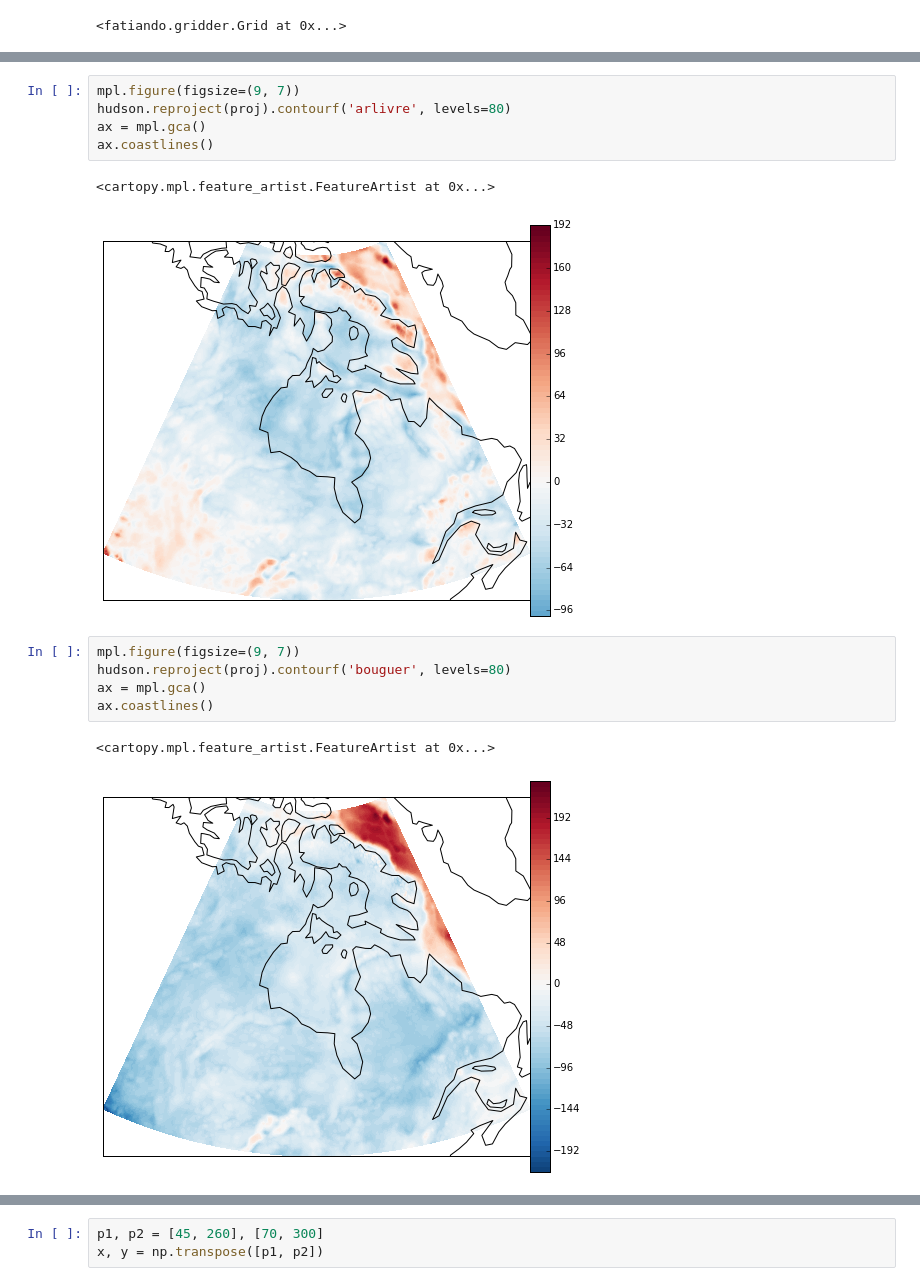
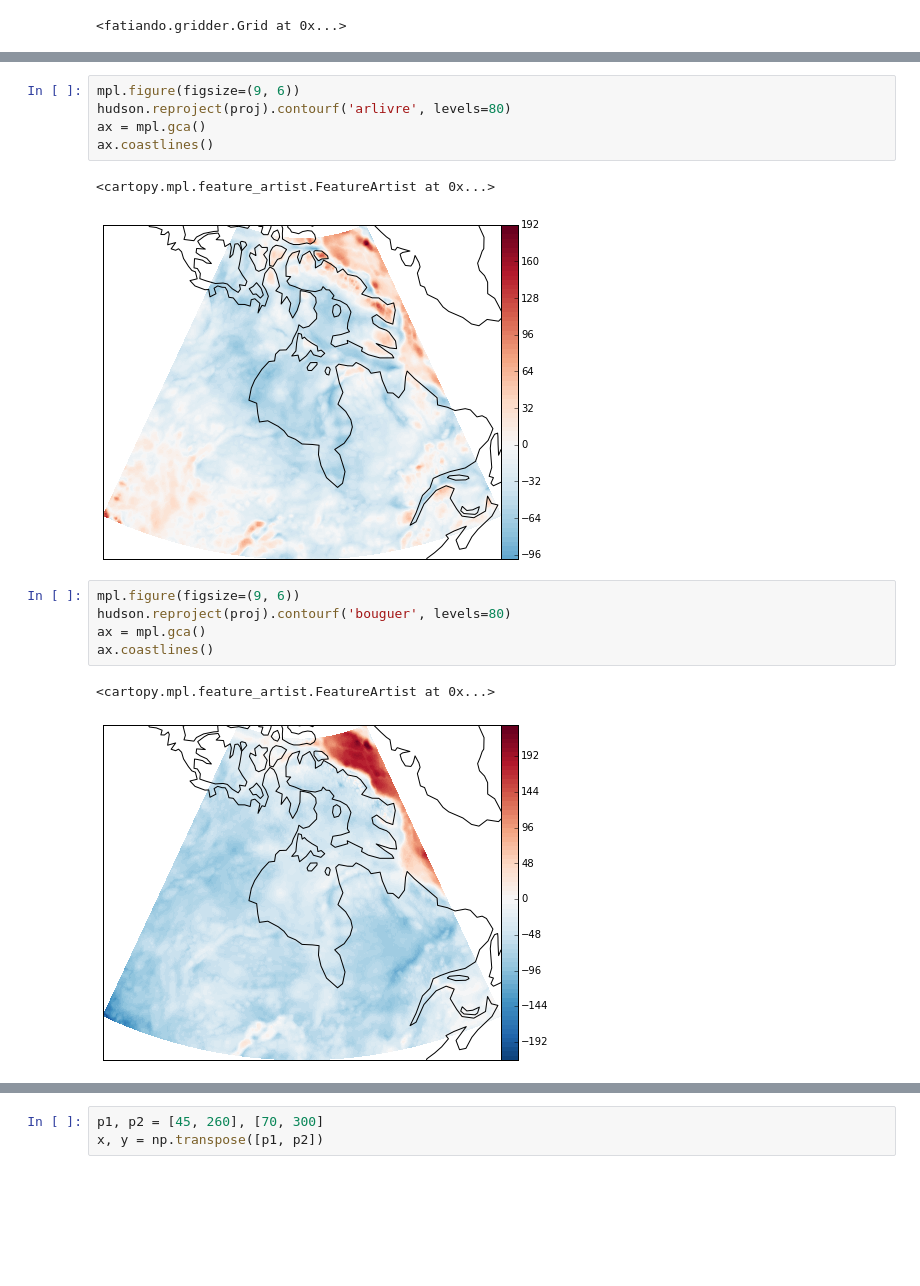
Before and after one commit to leouieda/geofisica1, a Jupyter notebook: notebooks/pratica4.ipynb, the cells around one changed output, grey strips where cells are left out. Saved outputs shown, nothing was run; the diff lists cells and outputs as text; blank space fills up the shorter version.

```diff
--- a/notebooks/pratica4.ipynb
+++ b/notebooks/pratica4.ipynb
@@ -145,16 +137,16 @@ hudson.add_attribute('bouguer', hudson.arlivre - plato_bouguer(hudson.topo, 2670
 # %%
-mpl.figure(figsize=(9, 7))
+mpl.figure(figsize=(9, 6))
 hudson.reproject(proj).contourf('arlivre', levels=80)
 ax = mpl.gca()
 ax.coastlines()
 # %% [output]
 <cartopy.mpl.feature_artist.FeatureArtist at 0x...>
-[figure, old version]
+[figure, new version]
 # %%
-mpl.figure(figsize=(9, 7))
+mpl.figure(figsize=(9, 6))
 hudson.reproject(proj).contourf('bouguer', levels=80)
 ax = mpl.gca()
 ax.coastlines()
 # %% [output]
 <cartopy.mpl.feature_artist.FeatureArtist at 0x...>
-[figure, old version]
+[figure, new version]
```
Also changed, not shown: parts of 15 cells of this notebook, 2 other files.
